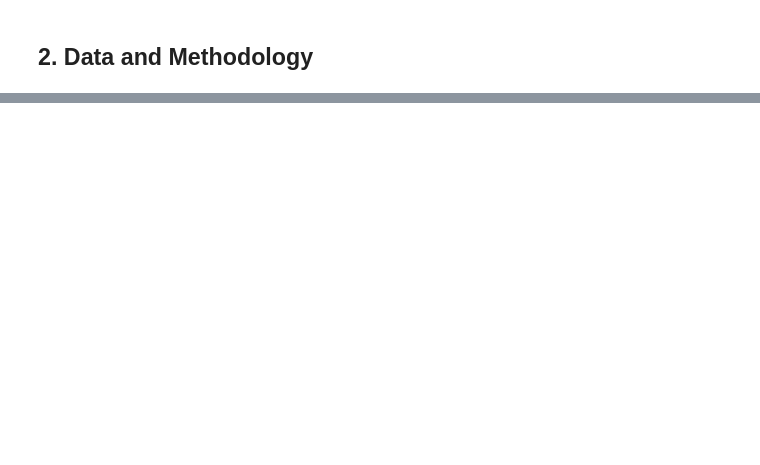
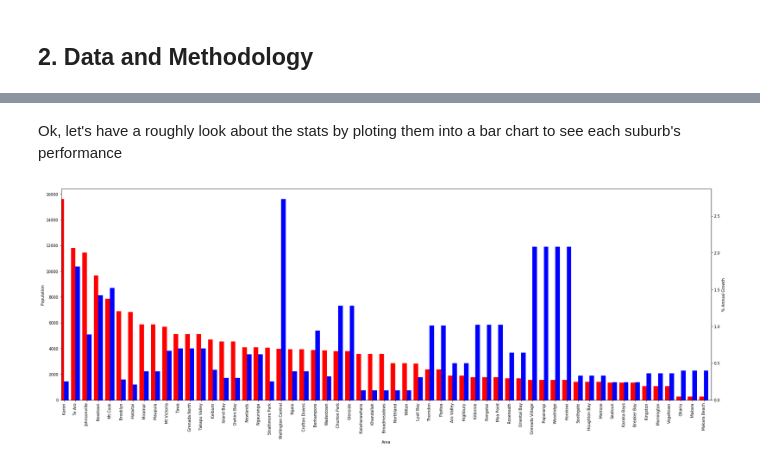
Before and after one commit to Miltos-Song/Coursera_Capstone, a Jupyter notebook: The Battle of Neighborhoods - Report.ipynb, the cells around one changed output, grey strips where cells are left out. Cells and saved outputs as stored; diff of their text form; code cells hidden in the pictures; blank space fills up the shorter version.

```diff
--- a/The Battle of Neighborhoods - Report.ipynb
+++ b/The Battle of Neighborhoods - Report.ipynb
@@ -25,0 +60,4 @@ Regarding methodology, below is a brief introducation about the steps that I'm g
+# %%
+df = df.iloc[:,[0,2,9]]
+df.columns = ['Area','Pop_2018','Pop_CAGR']
+df
@@ -25,0 +84,17 @@ Regarding methodology, below is a brief introducation about the steps that I'm g
+# %%
+new_df = pd.DataFrame(columns=df.columns) # an empty dataframe
+
+for m in range(len(df)):
+    sub_list = df['Area'][m].split(' - ') # split merged suburbs into a list
+    avg_pop = int(df['Pop_2018'][m] / len(sub_list)) # avg
+    cagr = df['Pop_CAGR'][m] # cagr remains the same
+
+    for sub in sub_list: # add each element as one row in a dict
+        d = {}
+        d['Area'] = sub
+        d['Pop_2018'] = avg_pop
+        d['Pop_CAGR'] = cagr
+
+        new_df = new_df.append(d, ignore_index=True)
+
+new_df
@@ -25,0 +119,25 @@ Regarding methodology, below is a brief introducation about the steps that I'm g
+# %% [markdown]
+Ok, let's have a roughly look about the stats by ploting them into a bar chart to see each suburb's performance
+# %%
+from matplotlib import pyplot as plt
+%matplotlib inline
+
+sorted_df = new_df.sort_values(by=['Pop_2018','Pop_CAGR'], ascending=False)
+sorted_df = sorted_df.set_index('Area', drop=True)
+
+fig = plt.figure()
+
+ax = fig.add_subplot(111) # Create matplotlib axes
+ax2 = ax.twinx() # Create another axes that shares the same x-axis as ax.
+
+width = 0.4
+
+sorted_df.Pop_2018.plot(kind='bar', color='red', ax=ax, width=width, position=1, figsize=(30,10))
+sorted_df.Pop_CAGR.plot(kind='bar', color='blue', ax=ax2, width=width, position=0, figsize=(30,10))
+
+ax.set_ylabel('Population')
+ax2.set_ylabel('% Annual Growth')
+
+plt.show()
+# %% [output]
+[figure, added]
```
Also changed, not shown: parts of 52 cells of this notebook.
